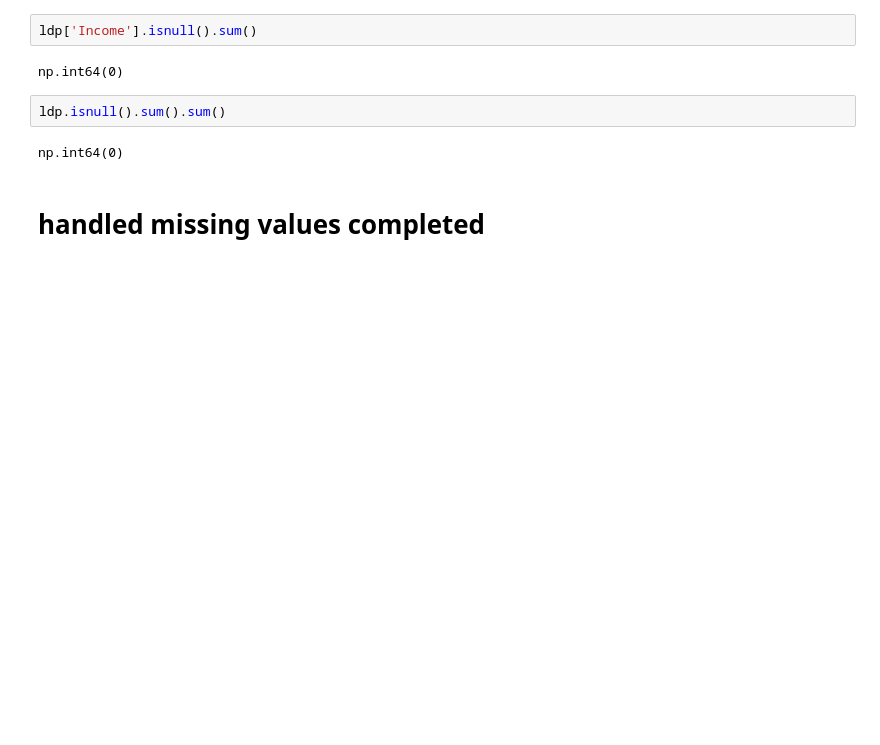
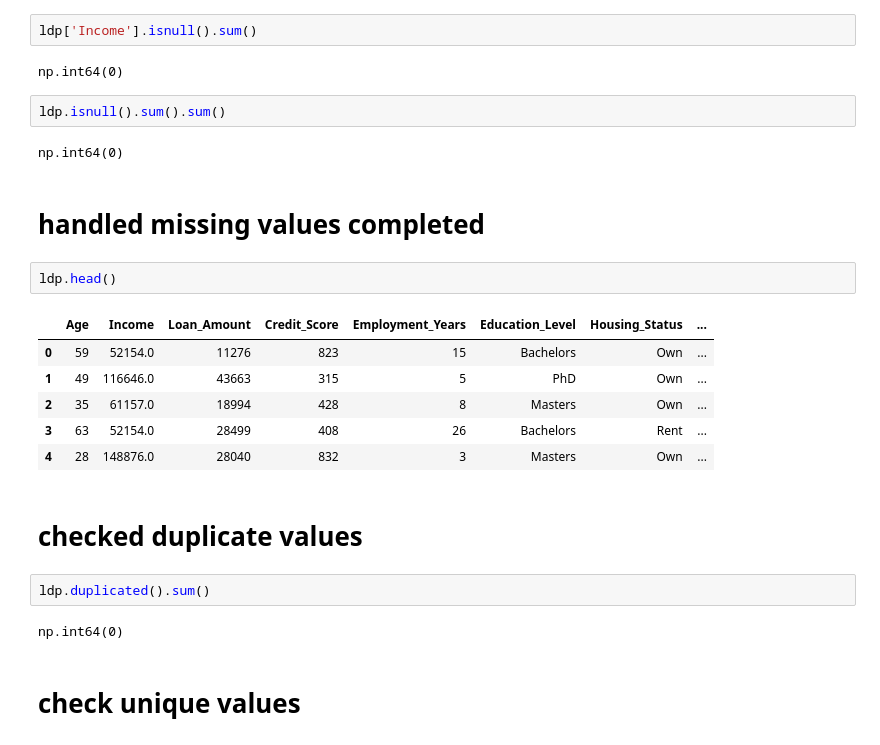
Before and after one commit to Kanchan910/Loan-Defaulter-Prediction, a Jupyter notebook: data_cleaning.ipynb, the cells around one changed output. Cells and saved outputs as stored; diff of their text form; blank space fills up the shorter version.

```diff
--- a/data_cleaning.ipynb
+++ b/data_cleaning.ipynb
@@ -93,3 +93,20 @@ ldp.isnull().sum().sum()
 np.int64(0)
 # %% [markdown]
 # handled missing values completed
+# %%
+ldp.head()
+# %% [output]
+|  | Age | Income | Loan_Amount | Credit_Score | Employment_Years | Education_Level | Housing_Status | ... |
+| 0 | 59 | 52154.0 | 11276 | 823 | 15 | Bachelors | Own | ... |
+| 1 | 49 | 116646.0 | 43663 | 315 | 5 | PhD | Own | ... |
+| 2 | 35 | 61157.0 | 18994 | 428 | 8 | Masters | Own | ... |
+| 3 | 63 | 52154.0 | 28499 | 408 | 26 | Bachelors | Rent | ... |
+| 4 | 28 | 148876.0 | 28040 | 832 | 3 | Masters | Own | ... |
+# %% [markdown]
+# checked duplicate values
+# %%
+ldp.duplicated().sum()
+# %% [output]
+np.int64(0)
+# %% [markdown]
+# check unique values
```
Also changed, not shown: parts of 6 cells of this notebook.
